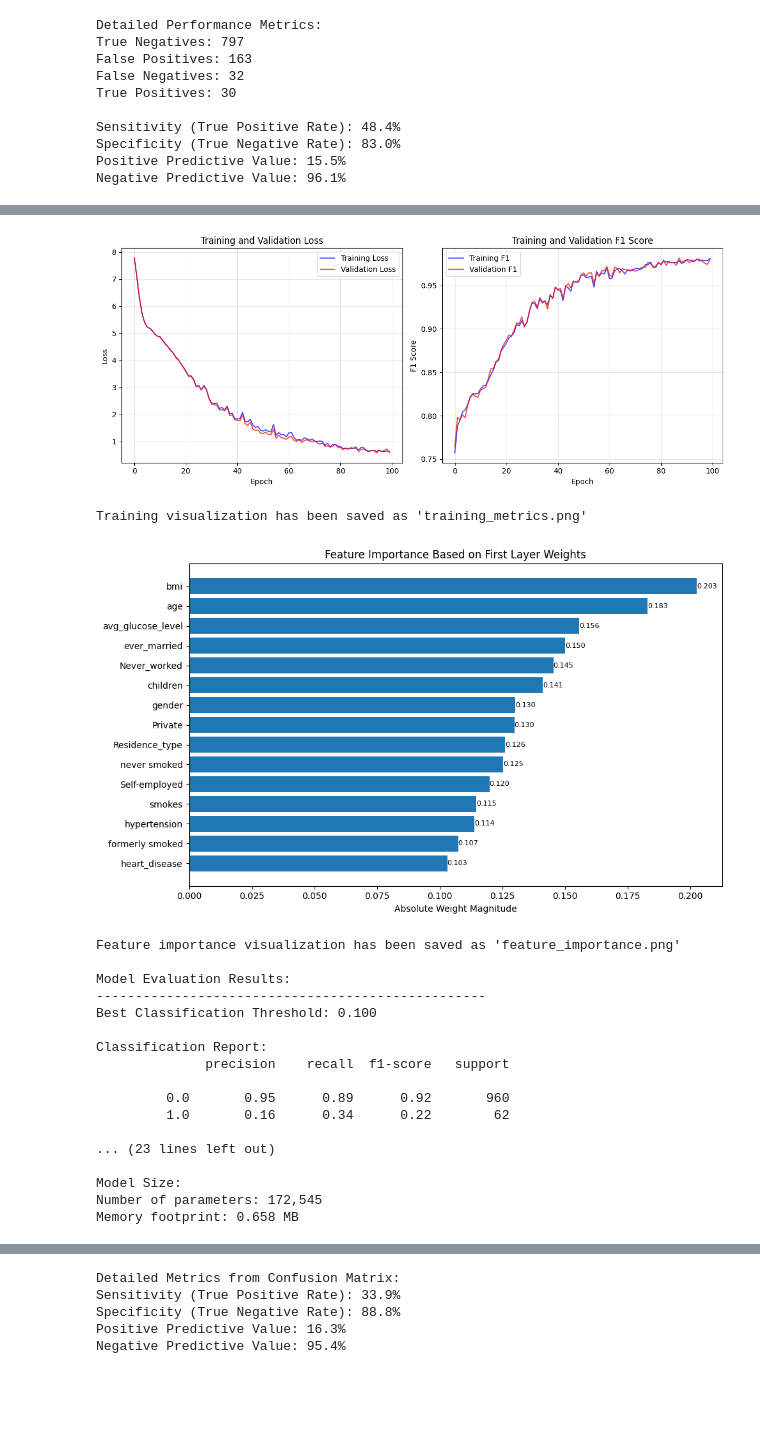
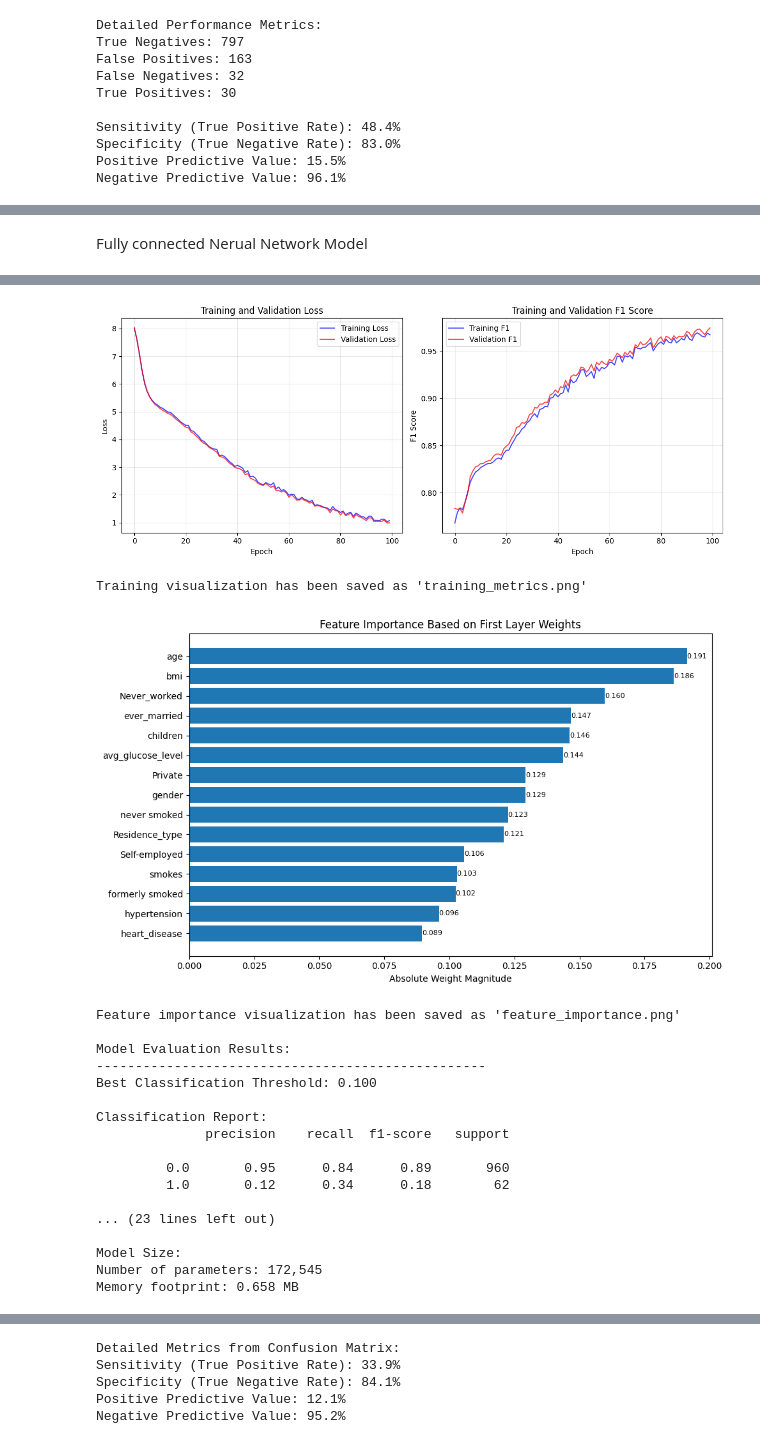
Before and after one commit to Eskdagoat/StrokePrediction, a Jupyter notebook: code/Stroke_preditction.ipynb, the cells around one changed output, grey strips where cells are left out. Cells and saved outputs as stored; diff of their text form; code cells hidden in the pictures; blank space fills up the shorter version.

```diff
--- a/code/Stroke_preditction.ipynb
+++ b/code/Stroke_preditction.ipynb
@@ -785,6 +816,6 @@ F1 Score: 0.150
+# %% [markdown]
+Fully connected Nerual Network Model
 # %%
-
-
 # Create PyTorch Dataset
 class StrokeDataset(Dataset):
     def __init__(self, X, y):
@@ -808,13 +839,13 @@ class FCNN(nn.Module):
         # Input layer
         layers.append(nn.Linear(input_size, hidden_sizes[0]))
         layers.append(nn.ReLU())
-        layers.append(nn.Dropout(0.2))
+        layers.append(nn.Dropout(0.5))
 
         # Hidden layers
         for i in range(len(hidden_sizes)-1):
             layers.append(nn.Linear(hidden_sizes[i], hidden_sizes[i+1]))
             layers.append(nn.ReLU())
-            layers.append(nn.Dropout(0.2))
+            layers.append(nn.Dropout(0.5))
 
         # Output layer
         layers.append(nn.Linear(hidden_sizes[-1], num_classes))
@@ -1206,6 +1237,6 @@ Validation - Loss: 0.5812, F1: 0.9799, Acc: 0.9795
-[figure, old version]
+[figure, new version]
 Training visualization has been saved as 'training_metrics.png'
-[figure, old version]
+[figure, new version]
 Feature importance visualization has been saved as 'feature_importance.png'
 
 Model Evaluation Results:
@@ -1215,8 +1246,8 @@ Best Classification Threshold: 0.100
 Classification Report:
               precision    recall  f1-score   support
 
-         0.0       0.95      0.89      0.92       960
-         1.0       0.16      0.34      0.22        62
+         0.0       0.95      0.84      0.89       960
+         1.0       0.12      0.34      0.18        62
 
 ... (23 lines left out)
 
@@ -1227,5 +1258,5 @@ Memory footprint: 0.658 MB
 Detailed Metrics from Confusion Matrix:
 Sensitivity (True Positive Rate): 33.9%
-Specificity (True Negative Rate): 88.8%
-Positive Predictive Value: 16.3%
-Negative Predictive Value: 95.4%
+Specificity (True Negative Rate): 84.1%
+Positive Predictive Value: 12.1%
+Negative Predictive Value: 95.2%
```
Also changed, not shown: parts of 10 cells of this notebook, 5 other files.
